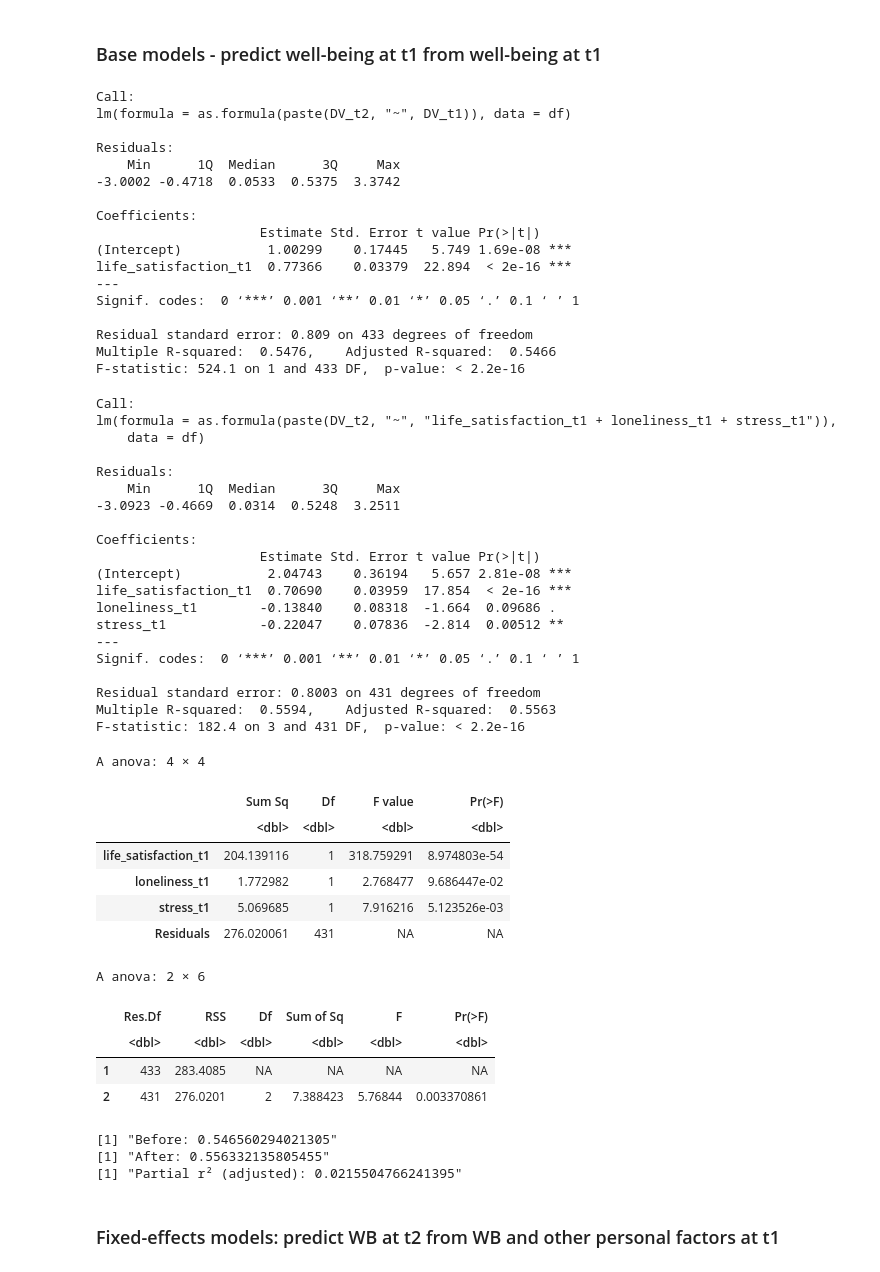
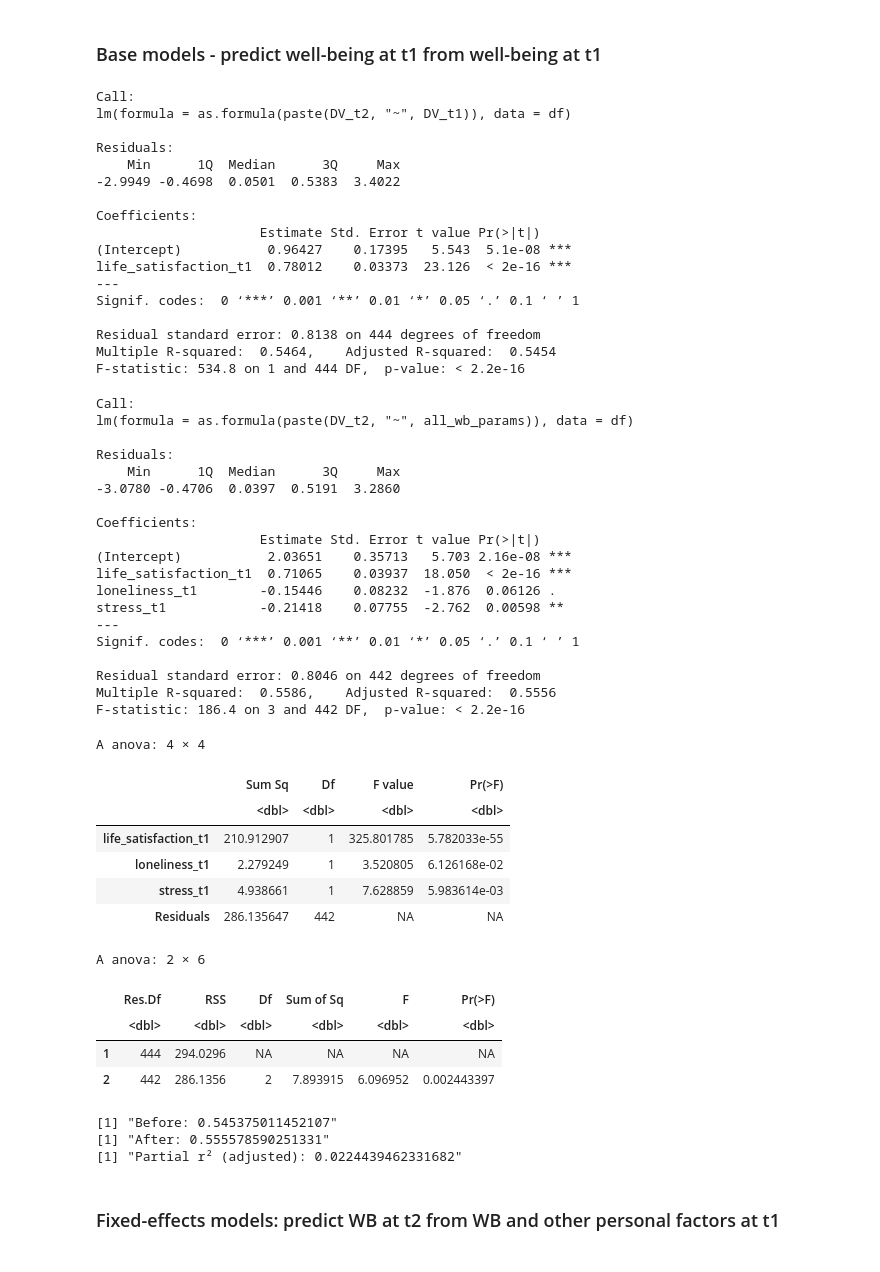
Before and after one commit to snlstanford/Communities-Project, a Jupyter notebook: analysis/2019/Analysis - R - does your dorm matter? (2019).ipynb, the cells around one changed output. Saved outputs shown, nothing was run; the diff lists cells and outputs as text; code cells hidden in the pictures.

```diff
--- a/analysis/2019/Analysis - R - does your dorm matter? (2019).ipynb
+++ b/analysis/2019/Analysis - R - does your dorm matter? (2019).ipynb
@@ -33,6 +33,13 @@ DV_t2 = paste(DV, 't2', sep='_')
 c(DV, DV_t1, DV_t2)
 # %% [output]
 [1] "life_satisfaction"    "life_satisfaction_t1" "life_satisfaction_t2"
+# %%
+all_wb_params = "life_satisfaction_t1 + loneliness_t1 + stress_t1"
+
+all_fixed_params = "edges_in + edges_out +
+C(gender) + C(race) + empathy +
+BFI_E + BFI_O + BFI_C + BFI_A + BFI_N +
+intl_student + parent_education_highest + log10(family_income)"
 # %% [markdown]
 ## Libraries
 # %%
@@ -61,7 +71,7 @@ The following object is masked from ‘package:stats’:
 
     step
 # %%
-df = read.csv('../data/2019–2020/postprocessed/df_full_train.csv', na.strings=c(""," "))
+df = read.csv('../data/2019–2020/postprocessed/df_full_train.csv', na.strings=c(""," ", "NA"))
 dim(df)
 head(df)
 # %% [output]
@@ -100,6 +110,6 @@ str(df)
 # %% [markdown]
 ### Drop people who made no network nominations
 # %%
-print(dim(df))
-df = df[df$edges_out != 0,]
-print(dim(df))
+# print(dim(df))
+# df = df[df$edges_out != 0,]
+# print(dim(df))
@@ -118,4 +120,4 @@ table(df$edges_unique)
 # %%
-print(dim(df))
-df = df[df$edges_unique >= 3,]
-print(dim(df))
+# print(dim(df))
+# df = df[df$edges_unique >= 3,]
+# print(dim(df))
@@ -183,58 +181,57 @@ lm(formula = as.formula(paste(DV_t2, "~", DV_t1)), data = df)
 
 Residuals:
     Min      1Q  Median      3Q     Max
--3.0002 -0.4718  0.0533  0.5375  3.3742
+-2.9949 -0.4698  0.0501  0.5383  3.4022
 
 Coefficients:
                      Estimate Std. Error t value Pr(>|t|)
-(Intercept)           1.00299    0.17445   5.749 1.69e-08 ***
-life_satisfaction_t1  0.77366    0.03379  22.894  < 2e-16 ***
+(Intercept)           0.96427    0.17395   5.543  5.1e-08 ***
+life_satisfaction_t1  0.78012    0.03373  23.126  < 2e-16 ***
 ---
 Signif. codes:  0 ‘***’ 0.001 ‘**’ 0.01 ‘*’ 0.05 ‘.’ 0.1 ‘ ’ 1
 
-Residual standard error: 0.809 on 433 degrees of freedom
-Multiple R-squared:  0.5476,    Adjusted R-squared:  0.5466
-F-statistic: 524.1 on 1 and 433 DF,  p-value: < 2.2e-16
+Residual standard error: 0.8138 on 444 degrees of freedom
+Multiple R-squared:  0.5464,    Adjusted R-squared:  0.5454
+F-statistic: 534.8 on 1 and 444 DF,  p-value: < 2.2e-16
 # %%
-base_model <- lm(as.formula(paste(DV_t2, '~', 'life_satisfaction_t1 + loneliness_t1 + stress_t1')), df)
+base_model <- lm(as.formula(paste(DV_t2, '~', all_wb_params)), df)
 summary(base_model)
 Anova(base_model)
 # %% [output]
 Call:
-lm(formula = as.formula(paste(DV_t2, "~", "life_satisfaction_t1 + loneliness_t1 + stress_t1")),
-    data = df)
+lm(formula = as.formula(paste(DV_t2, "~", all_wb_params)), data = df)
 
 Residuals:
     Min      1Q  Median      3Q     Max
--3.0923 -0.4669  0.0314  0.5248  3.2511
+-3.0780 -0.4706  0.0397  0.5191  3.2860
 
 Coefficients:
                      Estimate Std. Error t value Pr(>|t|)
-(Intercept)           2.04743    0.36194   5.657 2.81e-08 ***
-life_satisfaction_t1  0.70690    0.03959  17.854  < 2e-16 ***
-loneliness_t1        -0.13840    0.08318  -1.664  0.09686 .
-stress_t1            -0.22047    0.07836  -2.814  0.00512 **
+(Intercept)           2.03651    0.35713   5.703 2.16e-08 ***
+life_satisfaction_t1  0.71065    0.03937  18.050  < 2e-16 ***
+loneliness_t1        -0.15446    0.08232  -1.876  0.06126 .
+stress_t1            -0.21418    0.07755  -2.762  0.00598 **
 ---
 Signif. codes:  0 ‘***’ 0.001 ‘**’ 0.01 ‘*’ 0.05 ‘.’ 0.1 ‘ ’ 1
 
-Residual standard error: 0.8003 on 431 degrees of freedom
-Multiple R-squared:  0.5594,    Adjusted R-squared:  0.5563
-F-statistic: 182.4 on 3 and 431 DF,  p-value: < 2.2e-16
+Residual standard error: 0.8046 on 442 degrees of freedom
+Multiple R-squared:  0.5586,    Adjusted R-squared:  0.5556
+F-statistic: 186.4 on 3 and 442 DF,  p-value: < 2.2e-16
 A anova: 4 × 4
 |  | Sum Sq | Df | F value | Pr(>F) |
 |  | <dbl> | <dbl> | <dbl> | <dbl> |
-| life_satisfaction_t1 | 204.139116 | 1 | 318.759291 | 8.974803e-54 |
-| loneliness_t1 | 1.772982 | 1 | 2.768477 | 9.686447e-02 |
-| stress_t1 | 5.069685 | 1 | 7.916216 | 5.123526e-03 |
-| Residuals | 276.020061 | 431 | NA | NA |
+| life_satisfaction_t1 | 210.912907 | 1 | 325.801785 | 5.782033e-55 |
+| loneliness_t1 | 2.279249 | 1 | 3.520805 | 6.126168e-02 |
+| stress_t1 | 4.938661 | 1 | 7.628859 | 5.983614e-03 |
+| Residuals | 286.135647 | 442 | NA | NA |
 # %%
 anova(base_model_one_predictor, base_model)
 # %% [output]
 A anova: 2 × 6
 |  | Res.Df | RSS | Df | Sum of Sq | F | Pr(>F) |
 |  | <dbl> | <dbl> | <dbl> | <dbl> | <dbl> | <dbl> |
-| 1 | 433 | 283.4085 | NA | NA | NA | NA |
-| 2 | 431 | 276.0201 | 2 | 7.388423 | 5.76844 | 0.003370861 |
+| 1 | 444 | 294.0296 | NA | NA | NA | NA |
+| 2 | 442 | 286.1356 | 2 | 7.893915 | 6.096952 | 0.002443397 |
 # %%
 r1 = summary(base_model_one_predictor)$adj.r.squared
 r2 = summary(base_model)$adj.r.squared
@@ -242,8 +239,8 @@ print(paste("Before:", r1))
 print(paste("After:", r2))
 print(paste("Partial r² (adjusted):", (r2 - r1) / (1 - r1)))
 # %% [output]
-[1] "Before: 0.546560294021305"
-[1] "After: 0.556332135805455"
-[1] "Partial r² (adjusted): 0.0215504766241395"
+[1] "Before: 0.545375011452107"
+[1] "After: 0.555578590251331"
+[1] "Partial r² (adjusted): 0.0224439462331682"
 # %% [markdown]
 ### Fixed-effects models: predict WB at t2 from WB and other personal factors at t1
```
Also changed, not shown: parts of 33 cells of this notebook, 3 other files.
